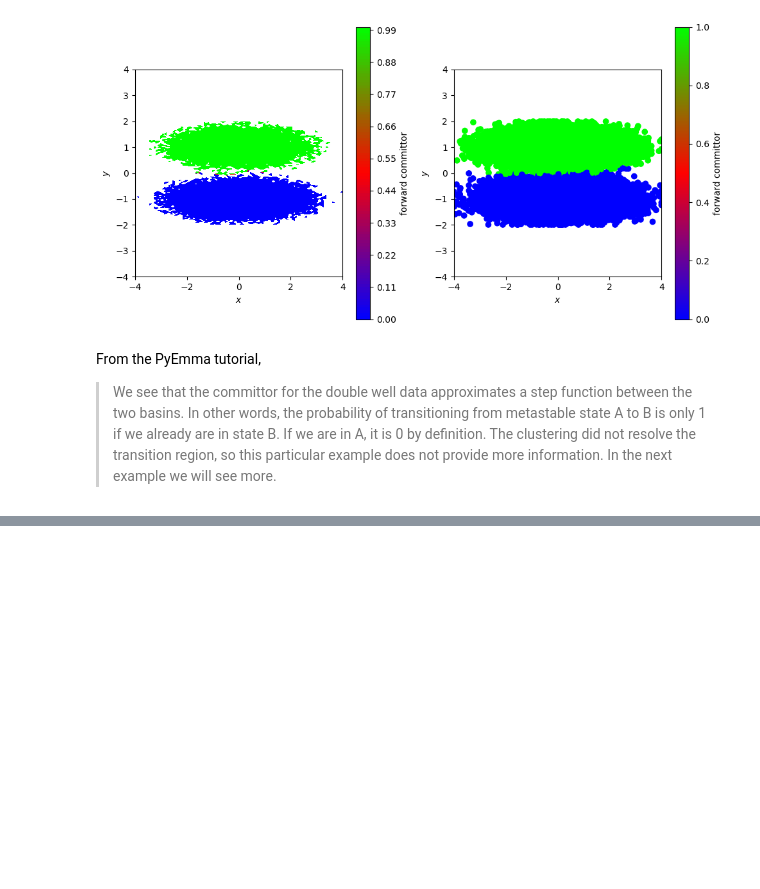
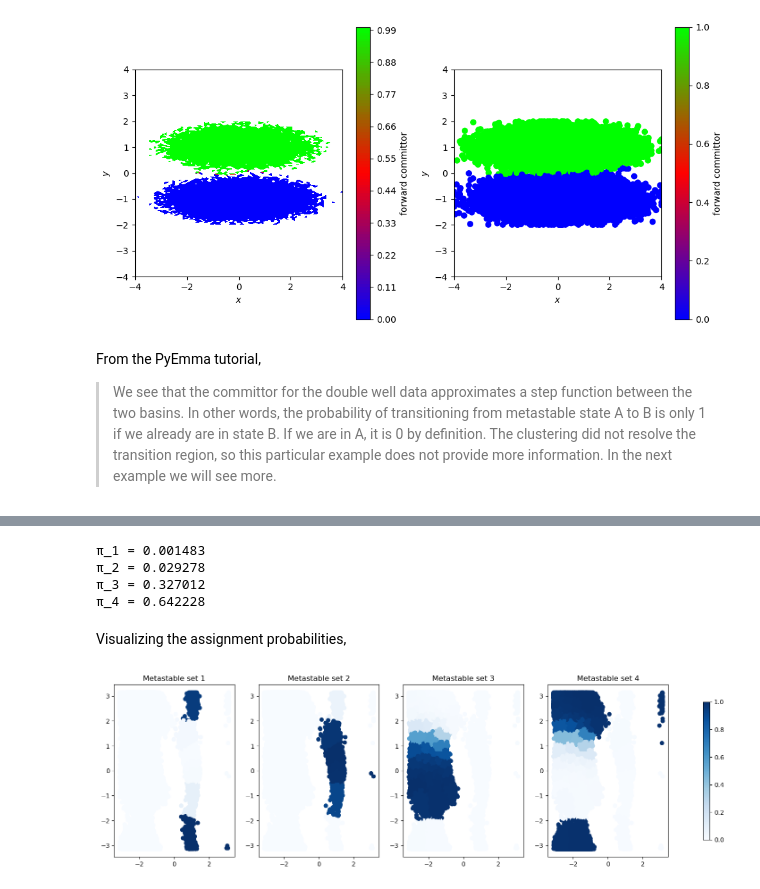
Before and after one commit to Mansbach-Lab/deeptimeMSMs, a Jupyter notebook: step4-PCCA-and-TPT.ipynb, the cells around one changed output, grey strips where cells are left out. Cells and saved outputs as stored; diff of their text form; code cells hidden in the pictures; blank space fills up the shorter version.

```diff
--- a/step4-PCCA-and-TPT.ipynb
+++ b/step4-PCCA-and-TPT.ipynb
@@ -906,0 +1024,4 @@ From the PyEmma tutorial,
+# %%
+nstates = 4
+pcca = msm.pcca(n_metastable_sets=nstates)
+pcca.assignments
@@ -906,0 +1034,2 @@ From the PyEmma tutorial,
+# %%
+metastable_sets = [np.where(pcca.assignments==i)[0].astype(int) for i in range(nstates)]
@@ -906,0 +1048,23 @@ From the PyEmma tutorial,
+# %%
+for i,s in enumerate(metastable_sets):
+        print('π_{} = {:f}'.format(i + 1, msm.stationary_distribution[s].sum()))
+# %% [output]
+π_1 = 0.001483
+π_2 = 0.029278
+π_3 = 0.327012
+π_4 = 0.642228
+# %% [markdown]
+Visualizing the assignment probabilities,
+# %%
+fig, axes = plt.subplots(1, nstates, figsize=(20, 5))
+
+
+for i in range(len(axes)):
+    ax = axes[i]
+    ax.set_title(f"Metastable set {i+1}")
+
+    ax.scatter(*data_concatenated.T, c=pcca.memberships[dtrajs, i], cmap=plt.cm.Blues)
+norm = mpl.colors.Normalize(vmin=0, vmax=1)
+fig.colorbar(plt.cm.ScalarMappable(norm=norm, cmap=plt.cm.Blues), ax=axes, shrink=.8);
+# %% [output]
+[figure, added]
```
Also changed, not shown: parts of 35 cells of this notebook.
